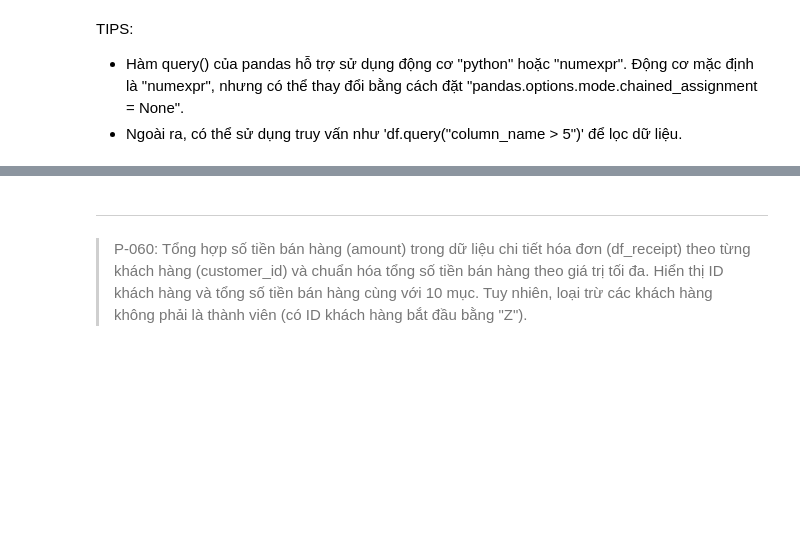
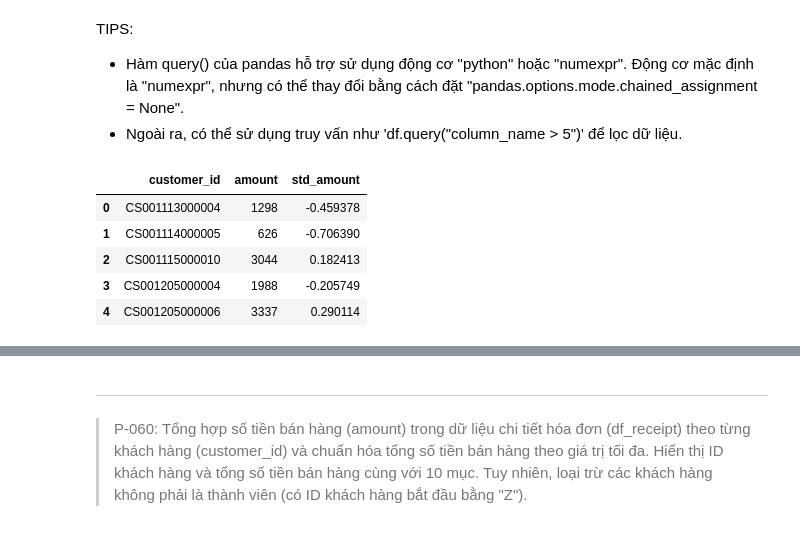
Before and after one commit to quoc-duc/LearnPandas, a Jupyter notebook: notebooks_vn/exercises/100_bai_tap_pandas_vn_exes.ipynb, the cells around one changed output, grey strips where cells are left out. Cells and saved outputs as stored; diff of their text form; code cells hidden in the pictures; blank space fills up the shorter version.

```diff
--- a/notebooks_vn/exercises/100_bai_tap_pandas_vn_exes.ipynb
+++ b/notebooks_vn/exercises/100_bai_tap_pandas_vn_exes.ipynb
@@ -1595,0 +1591,21 @@ from sklearn.preprocessing import StandardScaler
+# %%
+# 1
+from sklearn import preprocessing
+
+df_sales_amount = (
+    df_receipt.query('not customer_id.str.startswith("Z")')
+    .groupby("customer_id")
+    .agg({"amount": "sum"})
+    .reset_index()
+)
+
+df_sales_amount["std_amount"] = preprocessing.scale(df_sales_amount["amount"])
+
+df_sales_amount.head()
+# %% [output]
+|  | customer_id | amount | std_amount |
+| 0 | CS001113000004 | 1298 | -0.459378 |
+| 1 | CS001114000005 | 626 | -0.706390 |
+| 2 | CS001115000010 | 3044 | 0.182413 |
+| 3 | CS001205000004 | 1988 | -0.205749 |
+| 4 | CS001205000006 | 3337 | 0.290114 |
```
Also changed, not shown: parts of 4 cells of this notebook.
